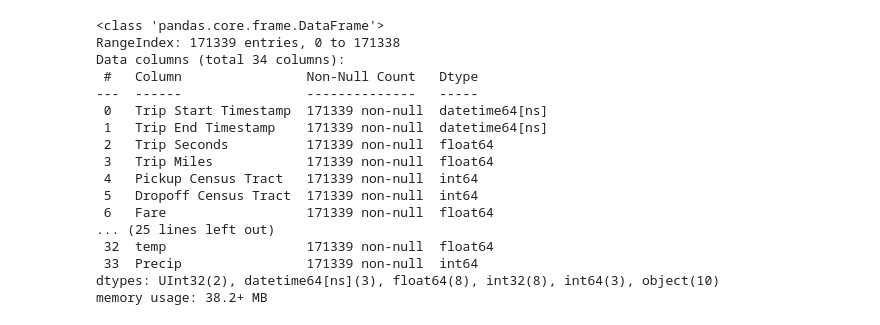
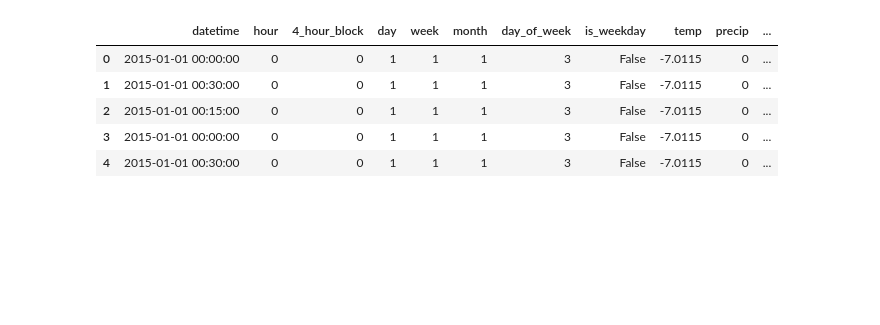
Before and after one commit to Jerematix/aaa, a Jupyter notebook: notebooks/4_predictive_analysis/01_SVM.ipynb, the cells around one changed output. Cells and saved outputs as stored; diff of their text form; code cells hidden in the pictures; blank space fills up the shorter version.

```diff
--- a/notebooks/4_predictive_analysis/01_SVM.ipynb
+++ b/notebooks/4_predictive_analysis/01_SVM.ipynb
@@ -4,22 +7,10 @@ from sklearn.preprocessing import StandardScaler
 # %%
-df = pd.read_parquet('../../data/rides/Taxi_Trips_Sampled_Cleaned.parquet')
+df = pd.read_parquet("../../data/predictive/Taxi_Trips_Sampled_Predictive.parquet")
+df.head()
+# %% [output]
+|  | datetime | hour | 4_hour_block | day | week | month | day_of_week | is_weekday | temp | precip | ... |
+| 0 | 2015-01-01 00:00:00 | 0 | 0 | 1 | 1 | 1 | 3 | False | -7.0115 | 0 | ... |
+| 1 | 2015-01-01 00:30:00 | 0 | 0 | 1 | 1 | 1 | 3 | False | -7.0115 | 0 | ... |
+| 2 | 2015-01-01 00:15:00 | 0 | 0 | 1 | 1 | 1 | 3 | False | -7.0115 | 0 | ... |
+| 3 | 2015-01-01 00:00:00 | 0 | 0 | 1 | 1 | 1 | 3 | False | -7.0115 | 0 | ... |
+| 4 | 2015-01-01 00:30:00 | 0 | 0 | 1 | 1 | 1 | 3 | False | -7.0115 | 0 | ... |
-# %%
-df.info()
-# %% [output]
-<class 'pandas.core.frame.DataFrame'>
-RangeIndex: 171339 entries, 0 to 171338
-Data columns (total 34 columns):
- #   Column                Non-Null Count   Dtype
----  ------                --------------   -----
- 0   Trip Start Timestamp  171339 non-null  datetime64[ns]
- 1   Trip End Timestamp    171339 non-null  datetime64[ns]
- 2   Trip Seconds          171339 non-null  float64
- 3   Trip Miles            171339 non-null  float64
- 4   Pickup Census Tract   171339 non-null  int64
- 5   Dropoff Census Tract  171339 non-null  int64
- 6   Fare                  171339 non-null  float64
-... (25 lines left out)
- 32  temp                  171339 non-null  float64
- 33  Precip                171339 non-null  int64
-dtypes: UInt32(2), datetime64[ns](3), float64(8), int32(8), int64(3), object(10)
-memory usage: 38.2+ MB
```
Also changed, not shown: parts of 25 cells of this notebook, 2 other files.
